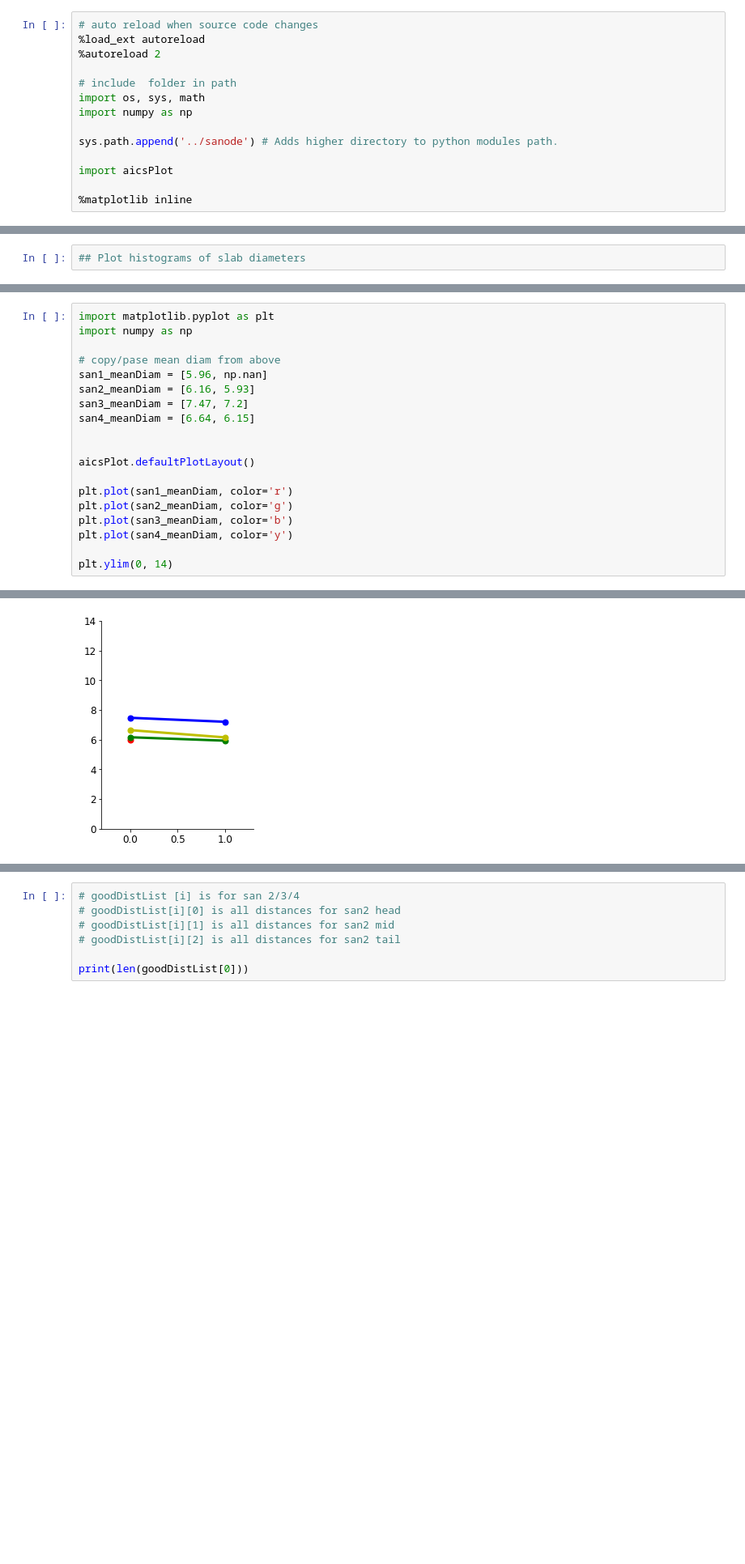
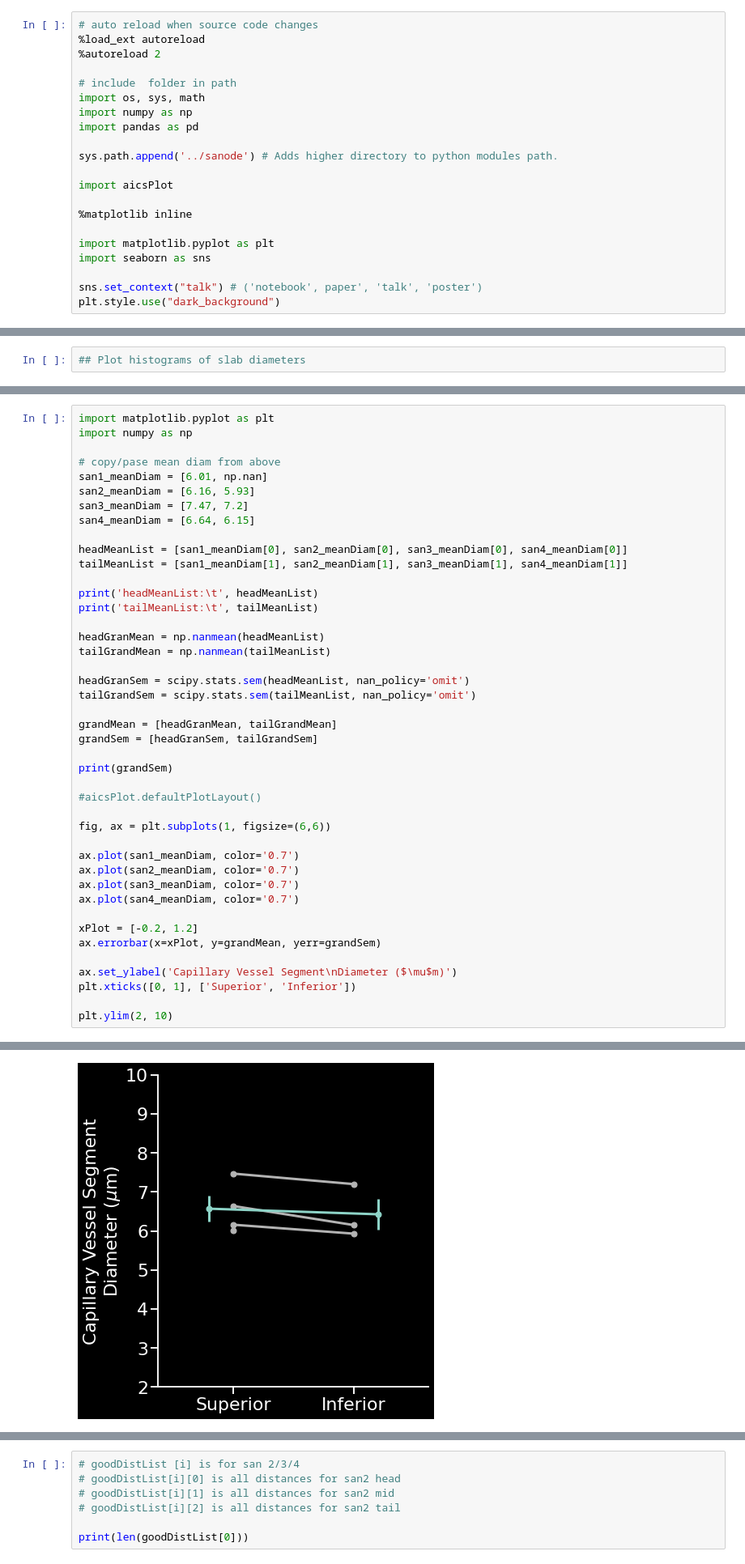
Before and after one commit to cudmore/saNode, a Jupyter notebook: notebooks/manuscript-20201103.ipynb, the cells around one changed output, grey strips where cells are left out. Shown: that part at 81% size. Saved outputs shown, nothing was run; the diff lists cells and outputs as text; blank space fills up the shorter version.

```diff
--- a/notebooks/manuscript-20201103.ipynb
+++ b/notebooks/manuscript-20201103.ipynb
@@ -6,12 +6,19 @@
 # include  folder in path
 import os, sys, math
 import numpy as np
+import pandas as pd
 
 sys.path.append('../sanode') # Adds higher directory to python modules path.
 
 import aicsPlot
 
 %matplotlib inline
+
+import matplotlib.pyplot as plt
+import seaborn as sns
+
+sns.set_context("talk") # ('notebook', paper', 'talk', 'poster')
+plt.style.use("dark_background")
 # %% [output]
 The autoreload extension is already loaded. To reload it, use:
   %reload_ext autoreload
@@ -205,18 +287,42 @@ import matplotlib.pyplot as plt
 import numpy as np
 
 # copy/pase mean diam from above
-san1_meanDiam = [5.96, np.nan]
+san1_meanDiam = [6.01, np.nan]
 san2_meanDiam = [6.16, 5.93]
 san3_meanDiam = [7.47, 7.2]
 san4_meanDiam = [6.64, 6.15]
 
+headMeanList = [san1_meanDiam[0], san2_meanDiam[0], san3_meanDiam[0], san4_meanDiam[0]]
+tailMeanList = [san1_meanDiam[1], san2_meanDiam[1], san3_meanDiam[1], san4_meanDiam[1]]
 
-aicsPlot.defaultPlotLayout()
+print('headMeanList:\t', headMeanList)
+print('tailMeanList:\t', tailMeanList)
 
-plt.plot(san1_meanDiam, color='r')
-plt.plot(san2_meanDiam, color='g')
-plt.plot(san3_meanDiam, color='b')
-plt.plot(san4_meanDiam, color='y')
+headGranMean = np.nanmean(headMeanList)
+tailGrandMean = np.nanmean(tailMeanList)
 
-plt.ylim(0, 14)
+headGranSem = scipy.stats.sem(headMeanList, nan_policy='omit')
+tailGrandSem = scipy.stats.sem(tailMeanList, nan_policy='omit')
+
+grandMean = [headGranMean, tailGrandMean]
+grandSem = [headGranSem, tailGrandSem]
+
+print(grandSem)
+
+#aicsPlot.defaultPlotLayout()
+
+fig, ax = plt.subplots(1, figsize=(6,6))
+
+ax.plot(san1_meanDiam, color='0.7')
+ax.plot(san2_meanDiam, color='0.7')
+ax.plot(san3_meanDiam, color='0.7')
+ax.plot(san4_meanDiam, color='0.7')
+
+xPlot = [-0.2, 1.2]
+ax.errorbar(x=xPlot, y=grandMean, yerr=grandSem)
+
+ax.set_ylabel('Capillary Vessel Segment\nDiameter ($\mu$m)')
+plt.xticks([0, 1], ['Superior', 'Inferior'])
+
+plt.ylim(2, 10)
 # %% [output]
@@ -224,4 +333,4 @@ plt.ylim(0, 14)
-[figure, old version]
+[figure, new version]
 # %%
 
 tmpPathList2 = [
```
Also changed, not shown: parts of 10 cells of this notebook, 9 other files.
